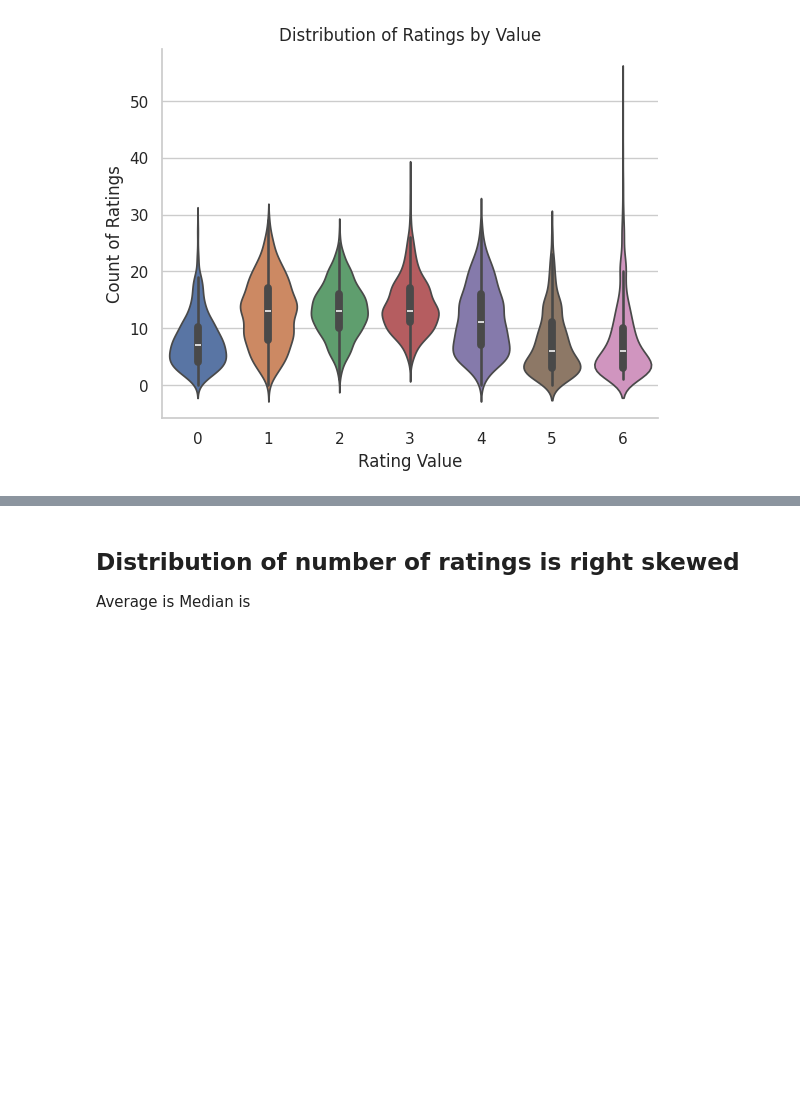
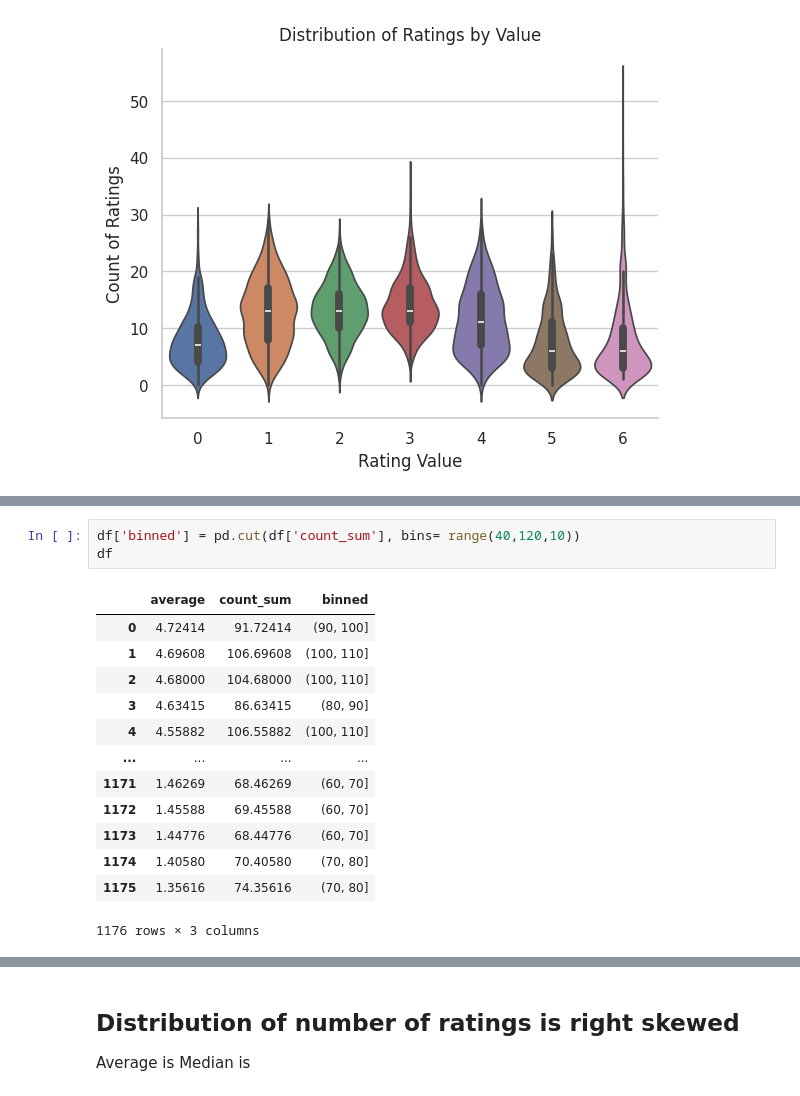
Before and after one commit to Nate-Sheibley/favorite_letters, a Jupyter notebook: favorite_letters.ipynb, the cells around one changed output, grey strips where cells are left out. Cells and saved outputs as stored; diff of their text form; blank space fills up the shorter version.

```diff
--- a/favorite_letters.ipynb
+++ b/favorite_letters.ipynb
@@ -268,3 +257,20 @@ binned_boom.groupby('variable')[['avg']].apply(lambda x:x)
+# %%
+df['binned'] = pd.cut(df['count_sum'], bins= range(40,120,10))
+df
+# %% [output]
+|  | average | count_sum | binned |
+| 0 | 4.72414 | 91.72414 | (90, 100] |
+| 1 | 4.69608 | 106.69608 | (100, 110] |
+| 2 | 4.68000 | 104.68000 | (100, 110] |
+| 3 | 4.63415 | 86.63415 | (80, 90] |
+| 4 | 4.55882 | 106.55882 | (100, 110] |
+| ... | ... | ... | ... |
+| 1171 | 1.46269 | 68.46269 | (60, 70] |
+| 1172 | 1.45588 | 69.45588 | (60, 70] |
+| 1173 | 1.44776 | 68.44776 | (60, 70] |
+| 1174 | 1.40580 | 70.40580 | (70, 80] |
+| 1175 | 1.35616 | 74.35616 | (70, 80] |
+1176 rows × 3 columns
 # %%
 
 # Set up the matplotlib figure
```
Also changed, not shown: parts of 7 cells of this notebook, 1 other file.
